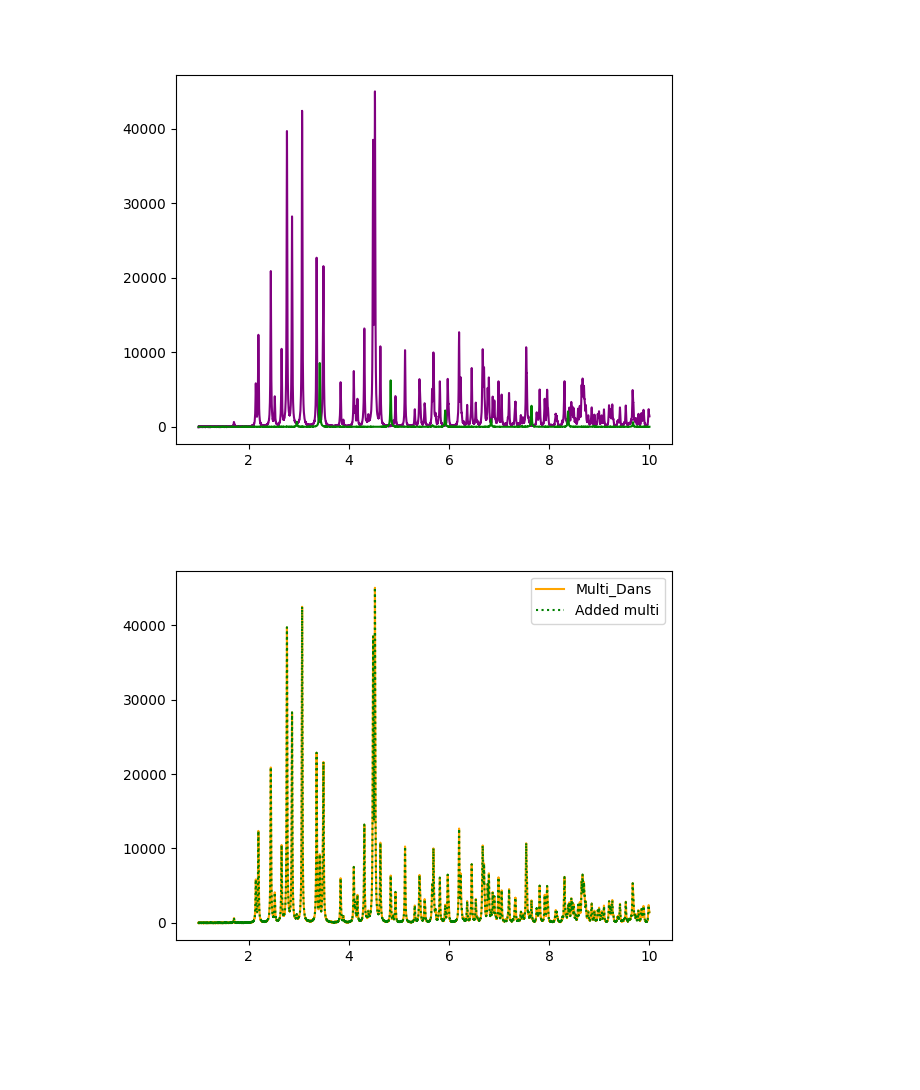
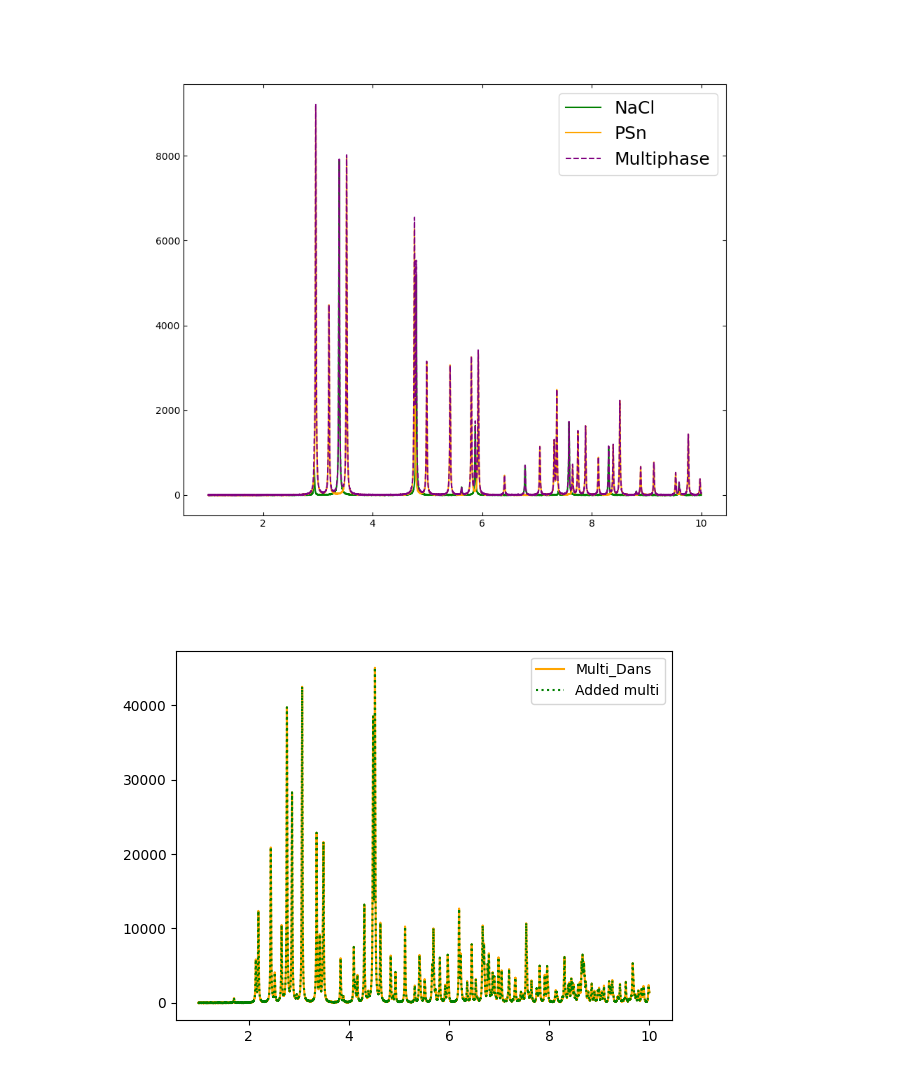
Before and after one commit to soniahasko/internship_2025, a Jupyter notebook: plot.ipynb, the cells around one changed output. Cells and saved outputs as stored; diff of their text form; code cells hidden in the pictures; blank space fills up the shorter version.

Commit message:
Updated training, eval scripts and figures.

```diff
--- a/plot.ipynb
+++ b/plot.ipynb
@@ -7,25 +7,35 @@ f_baso4 = xr.open_dataset('/nsls2/users/shasko/Repos/internship_2025/saved_data/
 # %%
-f_nacl = xr.open_dataset('/nsls2/users/shasko/Repos/internship_2025/saved_data/nacl_data.nc')
+f_nacl = xr.open_dataset('/home/shasko/Desktop/internship_2025/evaluation_set/test_1_patterns_NaCl_cubic_peakslabeled_noisy.nc')
+# %%
+f_psn = xr.open_dataset('/home/shasko/Desktop/internship_2025/evaluation_set/test_1_patterns_PSn_tetragonal_COD_peakslabeled_noisy.nc')
 # %%
-f_multiphase_dans = xr.open_dataset('/nsls2/users/shasko/Repos/internship_2025/saved_data/ds_multiphase_dans_nacl_baso4_1.nc')
+f_multiphase_dans = xr.open_dataset('/home/shasko/Desktop/internship_2025/saved_data/ds_multiphase_dans_psn_nacl_1.nc')
 # %%
 f_additive = xr.open_dataset('/nsls2/users/shasko/Repos/internship_2025/saved_data/ds_additive_nacl_baso4_1.nc')
 # %%
-x = f_baso4['x'].values
+x = f_multiphase_dans['x'].values
 
-baso4_inten = f_baso4['Intensities'].values
+cu_inten = f_cu['Intensities'].values
 nacl_inten = f_nacl['Intensities'].values
+psn_inten = f_psn['Intensities'].values
 multi_inten = f_multiphase_dans['Intensities'].values
-add_inten = f_additive['AddedIntensities'].values
+# add_inten = f_additive['AddedIntensities'].values
 # %%
 %matplotlib widget
 # %%
-plt.figure()
-plt.plot(x, baso4_inten[0], color='purple')
-plt.plot(x, nacl_inten[0], color='green')
+plt.figure(figsize=(10,8))
+
+plt.plot(x, nacl_inten[0], color='green', label='NaCl')
+plt.plot(x, psn_inten[0], color='orange', label='PSn')
+
+plt.plot(x, multi_inten[0], color='purple', linestyle='--', label='Multiphase')
+
+plt.legend(fontsize=18)
+plt.tick_params(axis='both', direction='in', top=True, right=True)
+plt.savefig('/home/shasko/Desktop/internship_2025/saved_figures/multiphase_for_poster.png')
 plt.show()
 # %% [output]
-[figure, old version]
+[figure, new version]
 # %%
 plt.figure()
 # plt.plot(x, nacl_inten[0], color='black', label='NaCl')
```
Also changed, not shown: parts of 6 cells of this notebook, 26 other files.
